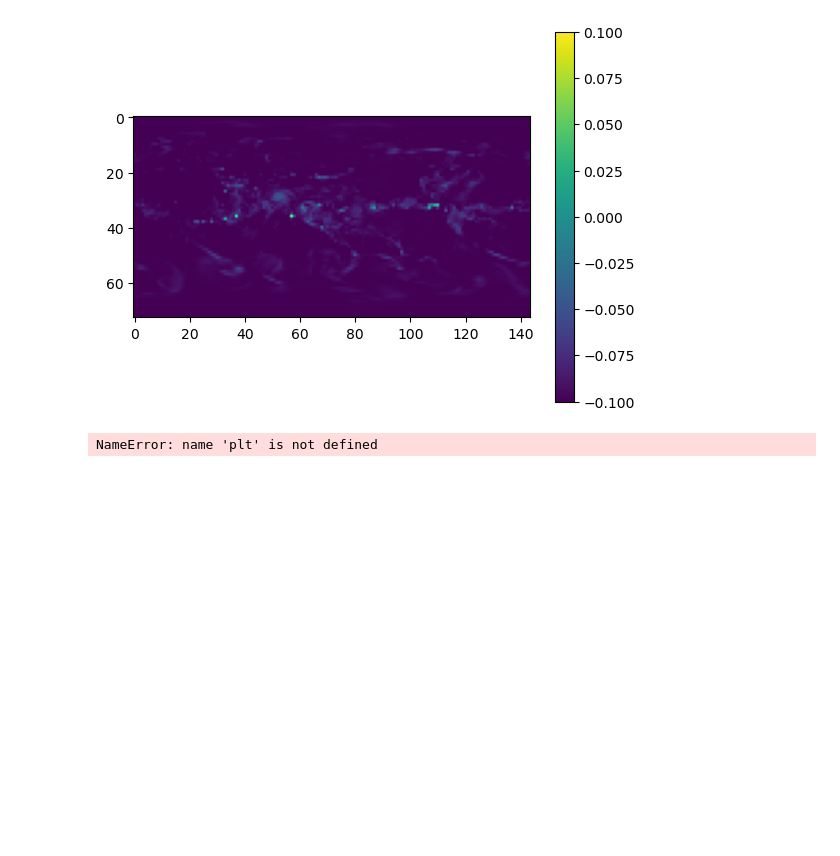
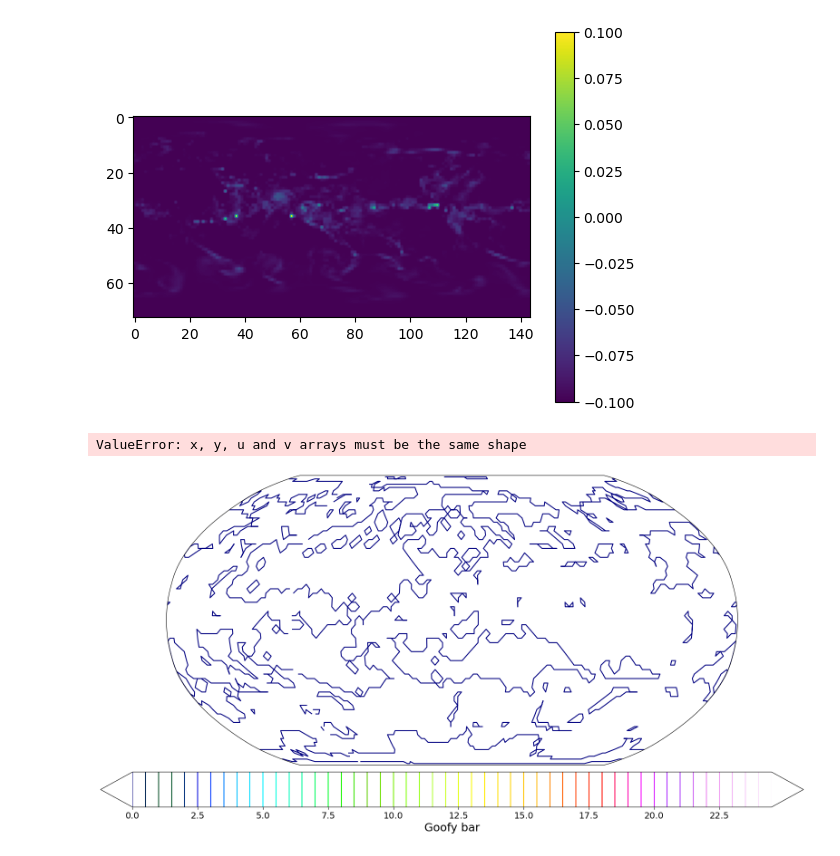
Before and after one commit to DevynKimball/ATSC_270, a Jupyter notebook: assignment_6/assignment_6.ipynb, the cells around one changed output. Drawn from its saved outputs; the diff is of its cells as text; code cells hidden in the pictures; blank space fills up the shorter version.

```diff
--- a/assignment_6/assignment_6.ipynb
+++ b/assignment_6/assignment_6.ipynb
@@ -58,21 +58,27 @@ plt.colorbar()
 <matplotlib.colorbar.Colorbar at 0x...>
 [figure]
 # %%
-ax = plt.axes(projection=ccrs.PlateCarree())
+proj=ccrs.Robinson(central_longitude=101)
 
-plt.contourf(lon, lat, tp[1], 60,
-             transform=ccrs.PlateCarree())
-ax.quiver(lon, lat, tp[1], 60, transform=vector_crs)
+fig = plt.figure(figsize=(20,10),dpi=100)
+ax = plt.axes(projection = proj)
 
-plt.imshow(tp[1])
-plt.imshow(msl[1])
-cb=plt.colorbar
+clevs = np.arange(960,1100,4)
+cs = plt.contour(lon,lat,msl[0],clevs,colord='k',transform = ccrs.PlateCarree())
+ax.clabel(cs,inline=True)
+cs = plt.contour(lon,lat,tp[1],cmap = 'gist_ncar',transform = ccrs.PlateCarree(),levels=np.arange(0,25,0.5),extend='both')
+
+cb=plt.colorbar(orientation='horizontal',pad=0.02)
+cb.set_label('Goofy bar',fontsize=18)
+cb.ax.tick_params(labelsize=14)
+plt.barbs(lon[::5],lat[::5],p10u[0,::5],p10v[0,::5],transform = ccrs.PlateCarree(),length=5)
 
 ax.coastlines(linewidth=2,color='r')
-ax.add_feature(cfeature.STATES)
-ax.add_feature(cfeature.BORDERS)
+ax.add_feature(cfeature.STATES)(linewidth=.5,edgecolor='r')
+ax.add_feature(cfeature.BORDERS)(linewidth=.5,edgecolor='r')
 
 #save plt.
 t = plt.title('title''date', fontsize=20)
 # %% [output]
-NameError: name 'plt' is not defined
+ValueError: x, y, u and v arrays must be the same shape
+[figure, added]
```
